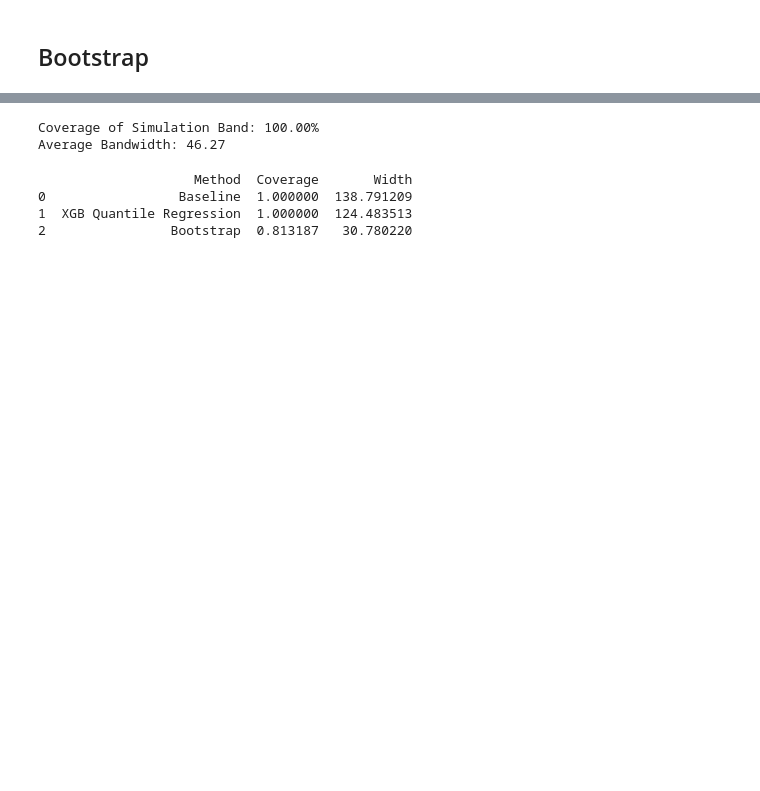
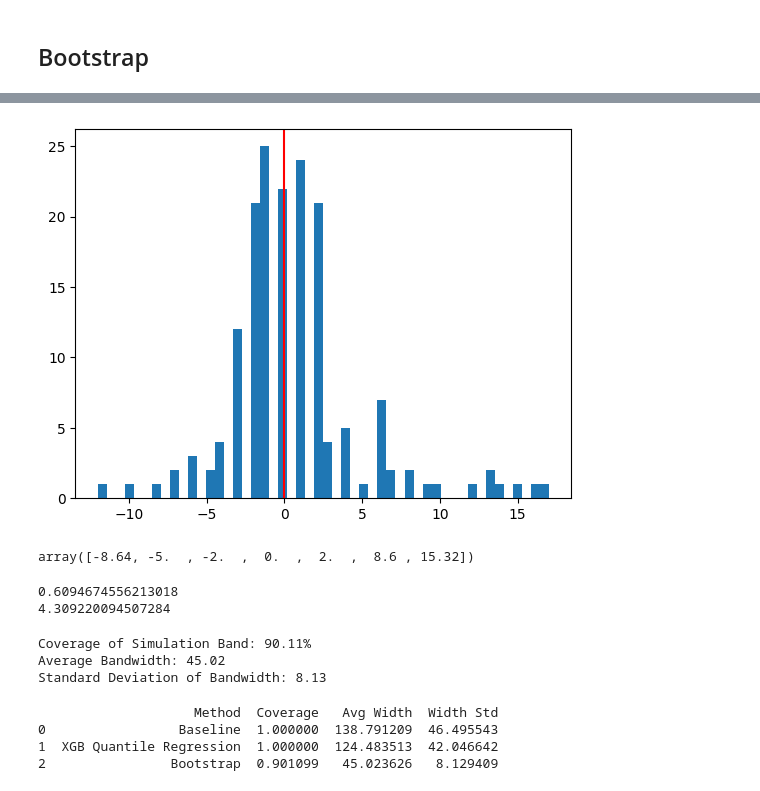
Before and after one commit to kristineAA/Thesis_project, a Jupyter notebook: Analysis Files/CI_analysis.ipynb, the cells around one changed output, grey strips where cells are left out. Cells and saved outputs as stored; diff of their text form; code cells hidden in the pictures; blank space fills up the shorter version.

```diff
--- a/Analysis Files/CI_analysis.ipynb
+++ b/Analysis Files/CI_analysis.ipynb
@@ -160,3 +165,19 @@ plt.show()
+# %%
+plt.hist(res, bins=50)
+plt.axvline(0, color="red")
+plt.show()
+# %% [output]
+[figure, added]
+# %%
+np.quantile(res, [0.01, 0.05, 0.25, 0.5, 0.75, 0.95, 0.99])
+# %% [output]
+array([-8.64, -5.  , -2.  ,  0.  ,  2.  ,  8.6 , 15.32])
+# %%
+print(res.mean())
+print(res.std())
+# %% [output]
+0.6094674556213018
+4.309220094507284
 # %%
 # coverage
 coverage_bootstrap = np.mean((daily["n"] >= daily["lower"]) & (daily["n"] <= daily["upper"]))
@@ -164,10 +185,13 @@ print(f"Coverage of Simulation Band: {coverage_bootstrap:.2%}")
 # width
 daily["bandwidth"] = daily["upper"] - daily["lower"]
 width_bootstrap = daily["bandwidth"].mean()
+width_std_bootstrap = daily["bandwidth"].std()
 print(f"Average Bandwidth: {width_bootstrap:.2f}")
+print(f"Standard Deviation of Bandwidth: {width_std_bootstrap:.2f}")
 # %% [output]
-Coverage of Simulation Band: 100.00%
-Average Bandwidth: 46.27
+Coverage of Simulation Band: 90.11%
+Average Bandwidth: 45.02
+Standard Deviation of Bandwidth: 8.13
 # %%
 # Create a dictionary with the methods, coverages, and widths
 comparison_data = {
@@ -181,10 +205,15 @@ comparison_data = {
         coverage_xgb,
         coverage_bootstrap
     ],
-    "Width": [
+    "Avg Width": [
         width_baseline,
         width_xgb,
         width_bootstrap
+    ],
+    "Width Std": [
+        width_std_baseline,
+        width_std_xgb,
+        width_std_bootstrap
     ]
 }
 
@@ -194,7 +223,7 @@ comparison_table = pd.DataFrame(comparison_data)
 # Display the table
 print(comparison_table)
 # %% [output]
-                    Method  Coverage       Width
-0                 Baseline  1.000000  138.791209
-1  XGB Quantile Regression  1.000000  124.483513
-2                Bootstrap  0.813187   30.780220
+                    Method  Coverage   Avg Width  Width Std
+0                 Baseline  1.000000  138.791209  46.495543
+1  XGB Quantile Regression  1.000000  124.483513  42.046642
+2                Bootstrap  0.901099   45.023626   8.129409
```
Also changed, not shown: parts of 12 cells of this notebook, 33 other files.
